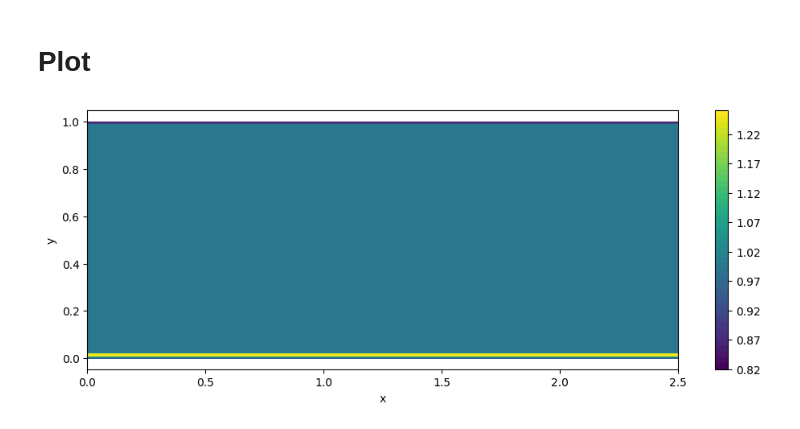
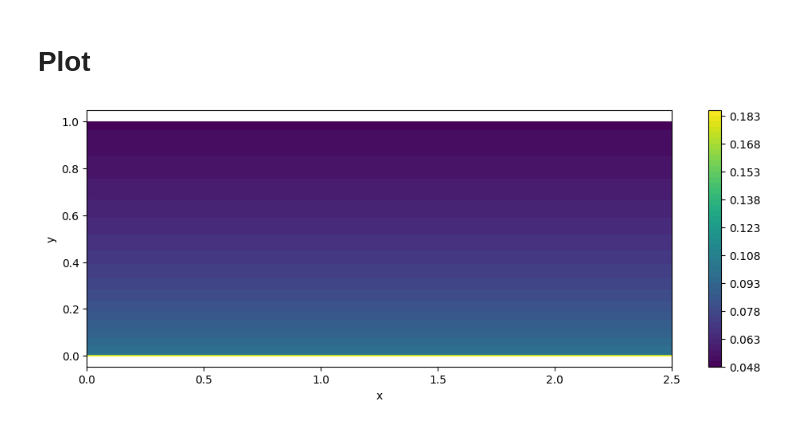
Before and after one commit to wth666/JANC_test, a Jupyter notebook: examples/janc_basic_example2.ipynb, the cells around one changed output. Drawn from its saved outputs; the diff is of its cells as text; code cells hidden in the pictures.

```diff
--- a/examples/janc_basic_example2.ipynb
+++ b/examples/janc_basic_example2.ipynb
@@ -325,7 +341,7 @@ user_set = {'self_defined_source_terms': pSource}
 # %%
 ##minimum implementations of 【advance_one_step】:
 dt = 5e-9/(nondim.t0)
-nt = 1000
+nt = 500
 field = jnp.concatenate([U,aux],axis=0)
 for step in tqdm(range(nt),desc="progress", unit="step"):
   field = advance_one_step(field,dx,dy,dt,theta)
@@ -335,15 +351,16 @@ KeyboardInterrupt:
 # %% [markdown]
 # Plot
 # %%
-#rho,u,v,Ys,p,a = U_to_prim(field[0:-2],field[-2:])
+rho,u,v,Ys,p,a = U_to_prim(fieldVis[0:-2],fieldVis[-2:])
 plt.figure(figsize=(10, 4))
-plt.contourf(X, Y, field[-1], levels=50, cmap='viridis')
+#plt.contourf(X, Y, theta['AR'][0], levels=50, cmap='viridis')
+plt.contourf(X, Y, p[0], levels=50, cmap='viridis')
 #plt.clim(0, 4)
 plt.xlabel('x')
 plt.ylabel('y')
 plt.colorbar()
 plt.tight_layout()
 plt.axis('equal')
 plt.show()
 # %% [output]
-[figure, old version]
+[figure, new version]
```
Also changed, not shown: parts of 2 cells of this notebook.
